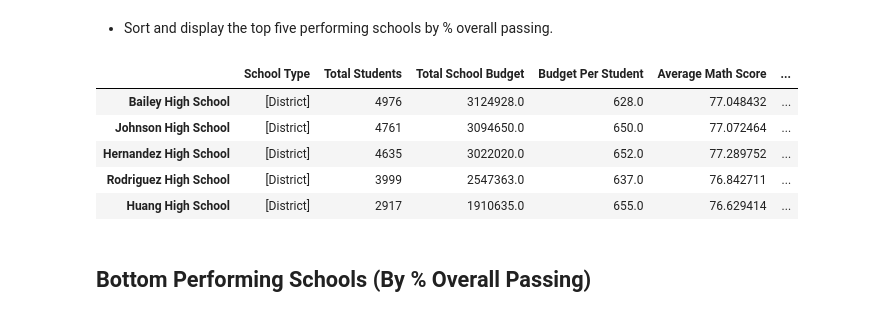
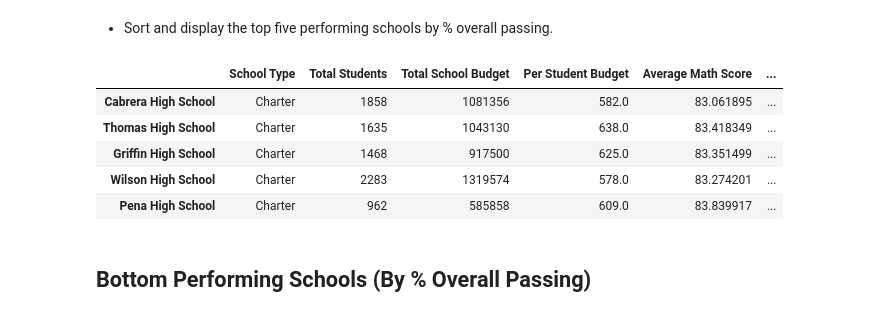
Before and after one commit to yukamara/pandas-challenge, a Jupyter notebook: PyCitySchools/PyCitySchools_starter.ipynb, the cells around one changed output. Cells and saved outputs as stored; diff of their text form; code cells hidden in the pictures.

```diff
--- a/PyCitySchools/PyCitySchools_starter.ipynb
+++ b/PyCitySchools/PyCitySchools_starter.ipynb
@@ -207,7 +124,7 @@ school_budget_df['budget'] = school_budget_df.loc[:, 'budget'].astype(float)
 
 budget_per_student = school_budget/total_students
 budget_per_student_df = pd.DataFrame(budget_per_student)
-budget_per_student_df.columns = ['Budget Per Student']
+budget_per_student_df.columns = ['Per Student Budget']
 
 math_average = grouped_schools['math_score'].mean()
 math_average_df = pd.DataFrame(math_average)
@@ -215,8 +132,7 @@ math_average_df = pd.DataFrame(math_average)
 reading_average = grouped_schools['reading_score'].mean()
 reading_average_df = pd.DataFrame(reading_average)
 
-# ----------------------------------------------------------------------------------------------
-# The series of codes between the dashed line if used to do some side clculations
+
 # 1. Here I find the number of students that passed math
 sdc_math_pass = sdc_df[sdc_df['math_score']>=70]
 math_pass_count_df = sdc_math_pass[['school_name','student_name']].groupby(['school_name']).count()
@@ -233,10 +149,28 @@ overall_pass_count_df = sdc_overall_pass[['school_name','student_name']].groupby
 overall_pass_count_df.columns = ['overall_pass_count']
 
 # 4. I now combine the three with the school data and total students dataframes and calculate the percentages of passes
-#merged_df = pd.merge(total_students_df, math_pass_count_df, reading_pass_count_df, overall_pass_count_df, on="None")
+combined_df = pd.concat([total_students_df, math_pass_count_df, reading_pass_count_df, overall_pass_count_df, school_data_df], axis=1, join='inner')
+combined_df = combined_df.assign(percent_passing_math = lambda x: (x['math_pass_count'] /x['total_students'] * 100))
+combined_df = combined_df.assign(percent_passing_reading = lambda x: (x['reading_pass_count'] /x['total_students'] * 100))
+combined_df = combined_df.assign(percent_passing_overall = lambda x: (x['overall_pass_count'] /x['total_students'] * 100))
+reduced_df = combined_df.drop(['size','math_pass_count','reading_pass_count','overall_pass_count','School ID'], axis=1)
 
-#-----------------------------------------------------------------------------------------------
-#total_students_df
-#math_pass_count_df
-#reading_pass_count_df
-#overall_pass_count_df
+sch_sum_df = pd.concat([reduced_df, budget_per_student_df, math_average_df, reading_average_df], axis=1, join='inner')
+sch_sum_df
+
+# Rename columns to match those in solution
+school_sum_df = sch_sum_df.rename(columns={'total_students': 'Total Students',
+                                  'type': 'School Type',
+                                  'budget': 'Total School Budget',
+                                  'percent_passing_math': '% Passing Math',
+                                  'percent_passing_reading': '% Passing Reading',
+                                  'percent_passing_overall':'% Overall Passing',
+                                  'math_score':'Average Math Score',
+                                  'reading_score':'Average Reading Score'})
+
+# Rearranging columns to get the final table
+school_summary_df = school_sum_df[['School Type','Total Students','Total School Budget','Per Student Budget',
+                                   'Average Math Score','Average Reading Score','% Passing Math',
+                                   '% Passing Reading','% Overall Passing']]
+
+school_summary_df
@@ -245,15 +196,15 @@ overall_pass_count_df.columns = ['overall_pass_count']
 # %% [markdown]
 * Sort and display the top five performing schools by % overall passing.
 # %%
-top_five_df = school_summary_df.sort_values('Total School Budget', ascending=False)
+top_five_df = school_summary_df.sort_values('% Overall Passing', ascending=False)
 top_five_df.head()
 # %% [output]
-|  | School Type | Total Students | Total School Budget | Budget Per Student | Average Math Score | ... |
-| Bailey High School | [District] | 4976 | 3124928.0 | 628.0 | 77.048432 | ... |
-| Johnson High School | [District] | 4761 | 3094650.0 | 650.0 | 77.072464 | ... |
-| Hernandez High School | [District] | 4635 | 3022020.0 | 652.0 | 77.289752 | ... |
-| Rodriguez High School | [District] | 3999 | 2547363.0 | 637.0 | 76.842711 | ... |
-| Huang High School | [District] | 2917 | 1910635.0 | 655.0 | 76.629414 | ... |
+|  | School Type | Total Students | Total School Budget | Per Student Budget | Average Math Score | ... |
+| Cabrera High School | Charter | 1858 | 1081356 | 582.0 | 83.061895 | ... |
+| Thomas High School | Charter | 1635 | 1043130 | 638.0 | 83.418349 | ... |
+| Griffin High School | Charter | 1468 | 917500 | 625.0 | 83.351499 | ... |
+| Wilson High School | Charter | 2283 | 1319574 | 578.0 | 83.274201 | ... |
+| Pena High School | Charter | 962 | 585858 | 609.0 | 83.839917 | ... |
 # %% [markdown]
 ## Bottom Performing Schools (By % Overall Passing)
 # %% [markdown]
```
Also changed, not shown: parts of 11 cells of this notebook, 1 other file.
